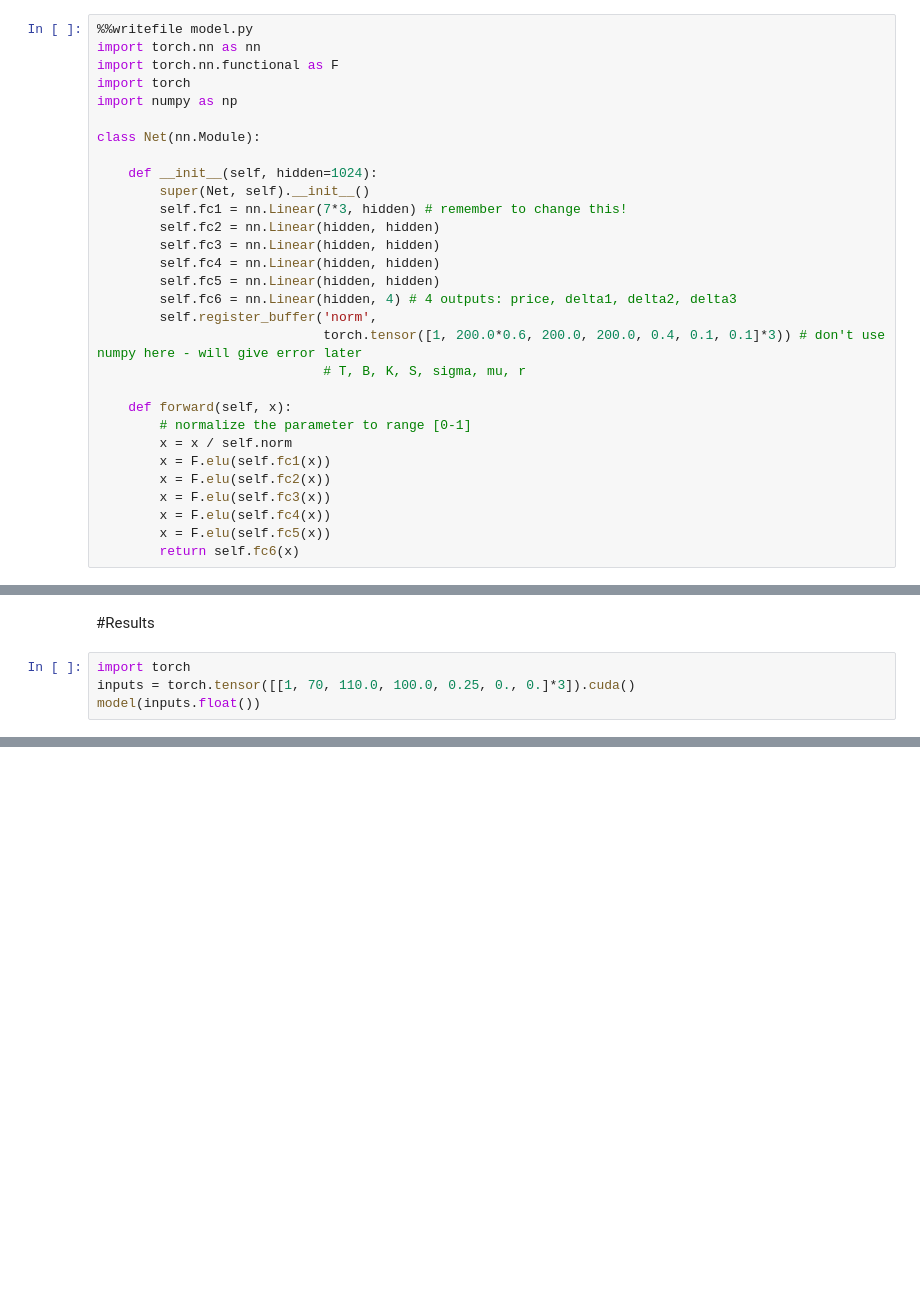
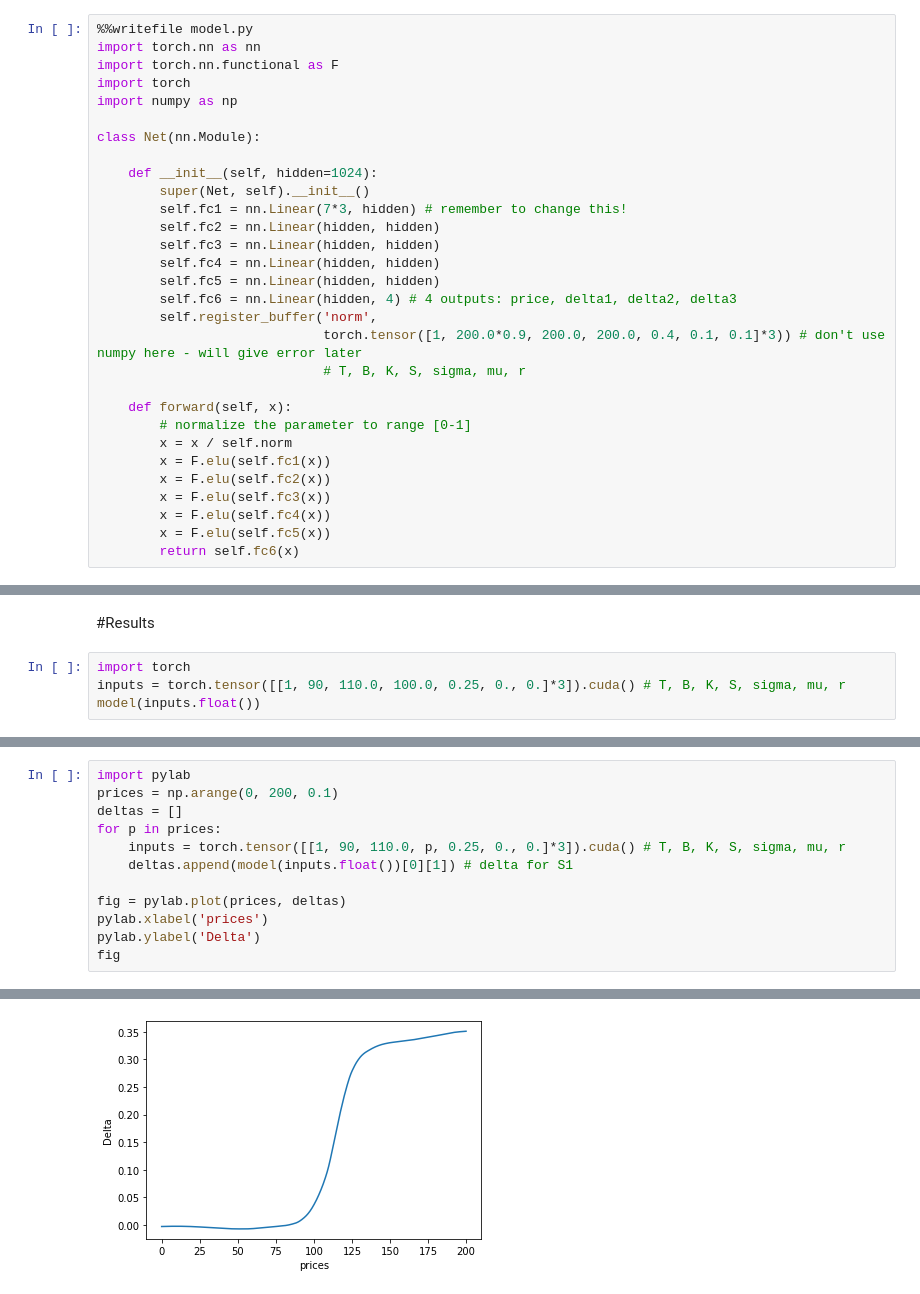
Before and after one commit to xinyanz-erin/Applied-Finance-Project, a Jupyter notebook: Knock_Out_Call_jax_v3.ipynb, the cells around one changed output, grey strips where cells are left out. Saved outputs shown, nothing was run; the diff lists cells and outputs as text; blank space fills up the shorter version.

```diff
--- a/Knock_Out_Call_jax_v3.ipynb
+++ b/Knock_Out_Call_jax_v3.ipynb
@@ -396,7 +213,7 @@ class Net(nn.Module):
         self.fc5 = nn.Linear(hidden, hidden)
         self.fc6 = nn.Linear(hidden, 4) # 4 outputs: price, delta1, delta2, delta3
         self.register_buffer('norm',
-                             torch.tensor([1, 200.0*0.6, 200.0, 200.0, 0.4, 0.1, 0.1]*3)) # don't use numpy here - will give error later
+                             torch.tensor([1, 200.0*0.9, 200.0, 200.0, 0.4, 0.1, 0.1]*3)) # don't use numpy here - will give error later
                              # T, B, K, S, sigma, mu, r
 
     def forward(self, x):
@@ -587,5 +416,5 @@ torch.save(model.state_dict(), path)
 #Results
 # %%
 import torch
-inputs = torch.tensor([[1, 70, 110.0, 100.0, 0.25, 0., 0.]*3]).cuda()
+inputs = torch.tensor([[1, 90, 110.0, 100.0, 0.25, 0., 0.]*3]).cuda() # T, B, K, S, sigma, mu, r
 model(inputs.float())
@@ -591,0 +426,13 @@ model(inputs.float())
+# %%
+import pylab
+prices = np.arange(0, 200, 0.1)
+deltas = []
+for p in prices:
+    inputs = torch.tensor([[1, 90, 110.0, p, 0.25, 0., 0.]*3]).cuda() # T, B, K, S, sigma, mu, r
+    deltas.append(model(inputs.float())[0][1]) # delta for S1
+
+fig = pylab.plot(prices, deltas)
+pylab.xlabel('prices')
+pylab.ylabel('Delta')
+fig
+# %% [output]
@@ -591,0 +440 @@ model(inputs.float())
+[figure, added]
```
Also changed, not shown: parts of 13 cells of this notebook.
